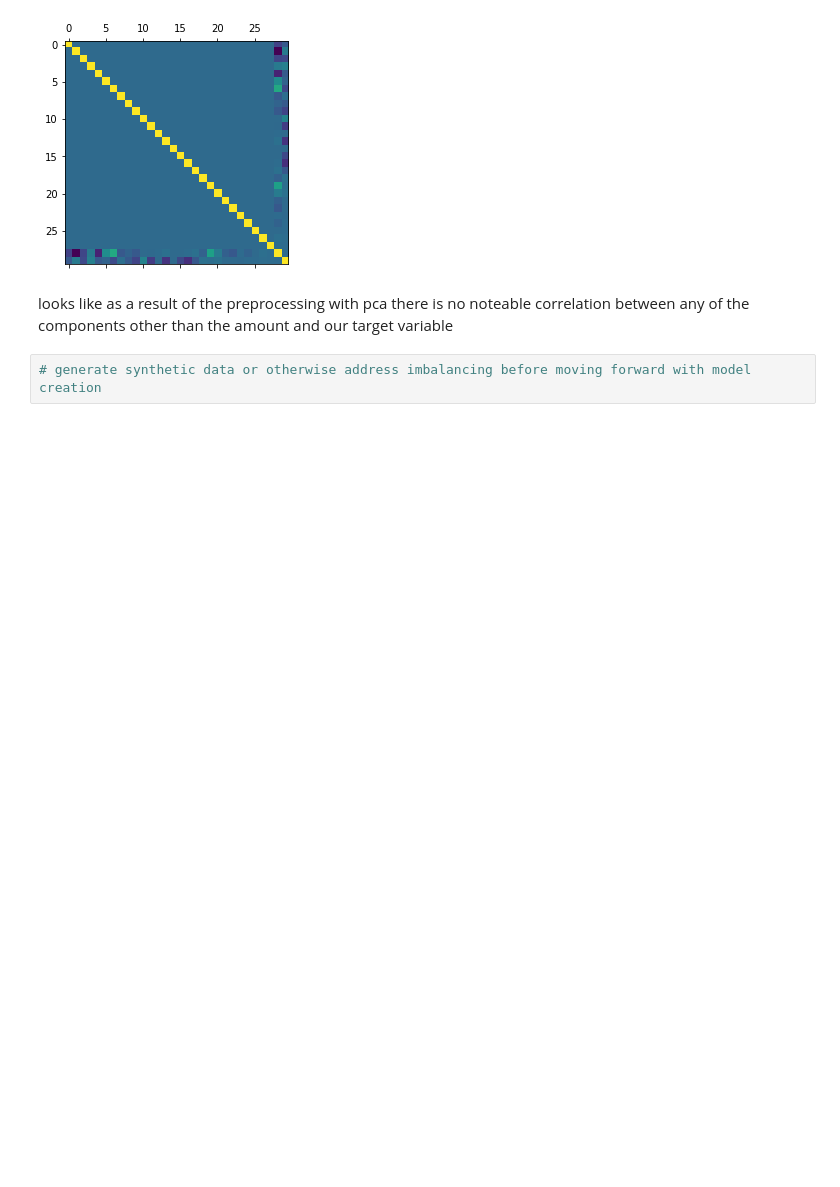
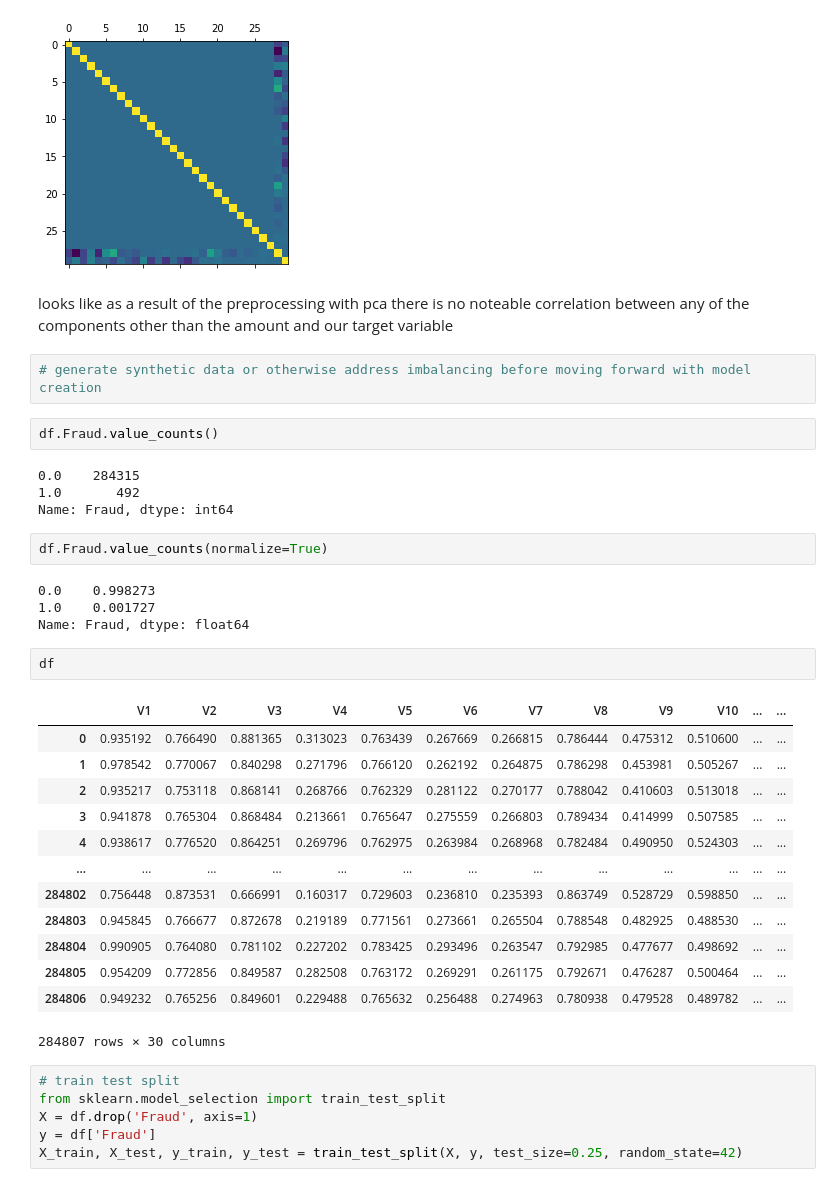
Before and after one commit to ShaneR31/Flatiron-Capstone, a Jupyter notebook: working_notebook.ipynb, the cells around one changed output. Cells and saved outputs as stored; diff of their text form; blank space fills up the shorter version.

```diff
--- a/working_notebook.ipynb
+++ b/working_notebook.ipynb
@@ -105,3 +105,37 @@ plt.matshow(df.corr())
 looks like as a result of the preprocessing with pca there is no noteable correlation between any of the components other than the amount and our target variable
 # %%
 # generate synthetic data or otherwise address imbalancing before moving forward with model creation
+# %%
+df.Fraud.value_counts()
+# %% [output]
+0.0    284315
+1.0       492
+Name: Fraud, dtype: int64
+# %%
+df.Fraud.value_counts(normalize=True)
+# %% [output]
+0.0    0.998273
+1.0    0.001727
+Name: Fraud, dtype: float64
+# %%
+df
+# %% [output]
+|  | V1 | V2 | V3 | V4 | V5 | V6 | V7 | V8 | V9 | V10 | ... | ... |
+| 0 | 0.935192 | 0.766490 | 0.881365 | 0.313023 | 0.763439 | 0.267669 | 0.266815 | 0.786444 | 0.475312 | 0.510600 | ... | ... |
+| 1 | 0.978542 | 0.770067 | 0.840298 | 0.271796 | 0.766120 | 0.262192 | 0.264875 | 0.786298 | 0.453981 | 0.505267 | ... | ... |
+| 2 | 0.935217 | 0.753118 | 0.868141 | 0.268766 | 0.762329 | 0.281122 | 0.270177 | 0.788042 | 0.410603 | 0.513018 | ... | ... |
+| 3 | 0.941878 | 0.765304 | 0.868484 | 0.213661 | 0.765647 | 0.275559 | 0.266803 | 0.789434 | 0.414999 | 0.507585 | ... | ... |
+| 4 | 0.938617 | 0.776520 | 0.864251 | 0.269796 | 0.762975 | 0.263984 | 0.268968 | 0.782484 | 0.490950 | 0.524303 | ... | ... |
+| ... | ... | ... | ... | ... | ... | ... | ... | ... | ... | ... | ... | ... |
+| 284802 | 0.756448 | 0.873531 | 0.666991 | 0.160317 | 0.729603 | 0.236810 | 0.235393 | 0.863749 | 0.528729 | 0.598850 | ... | ... |
+| 284803 | 0.945845 | 0.766677 | 0.872678 | 0.219189 | 0.771561 | 0.273661 | 0.265504 | 0.788548 | 0.482925 | 0.488530 | ... | ... |
+| 284804 | 0.990905 | 0.764080 | 0.781102 | 0.227202 | 0.783425 | 0.293496 | 0.263547 | 0.792985 | 0.477677 | 0.498692 | ... | ... |
+| 284805 | 0.954209 | 0.772856 | 0.849587 | 0.282508 | 0.763172 | 0.269291 | 0.261175 | 0.792671 | 0.476287 | 0.500464 | ... | ... |
+| 284806 | 0.949232 | 0.765256 | 0.849601 | 0.229488 | 0.765632 | 0.256488 | 0.274963 | 0.780938 | 0.479528 | 0.489782 | ... | ... |
+284807 rows × 30 columns
+# %%
+# train test split
+from sklearn.model_selection import train_test_split
+X = df.drop('Fraud', axis=1)
+y = df['Fraud']
+X_train, X_test, y_train, y_test = train_test_split(X, y, test_size=0.25, random_state=42)
```
Also changed, not shown: parts of 8 cells of this notebook.
